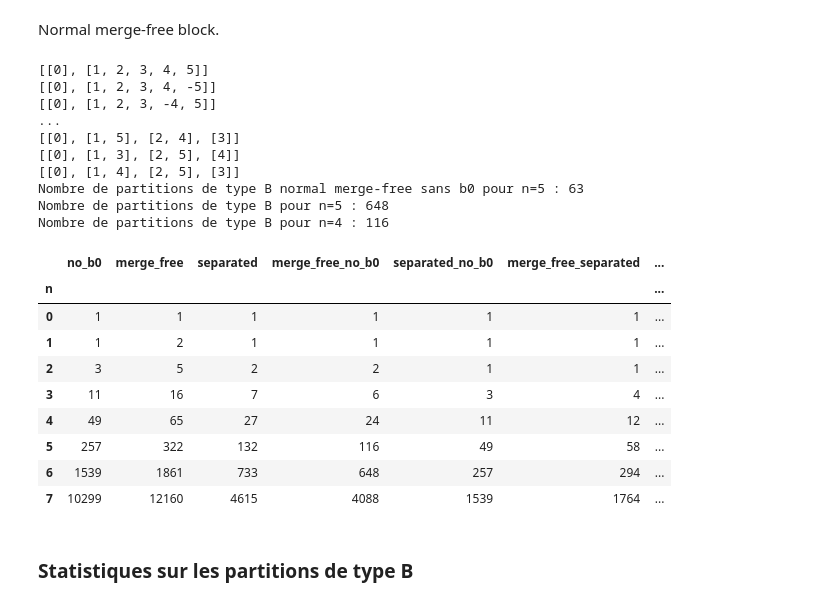
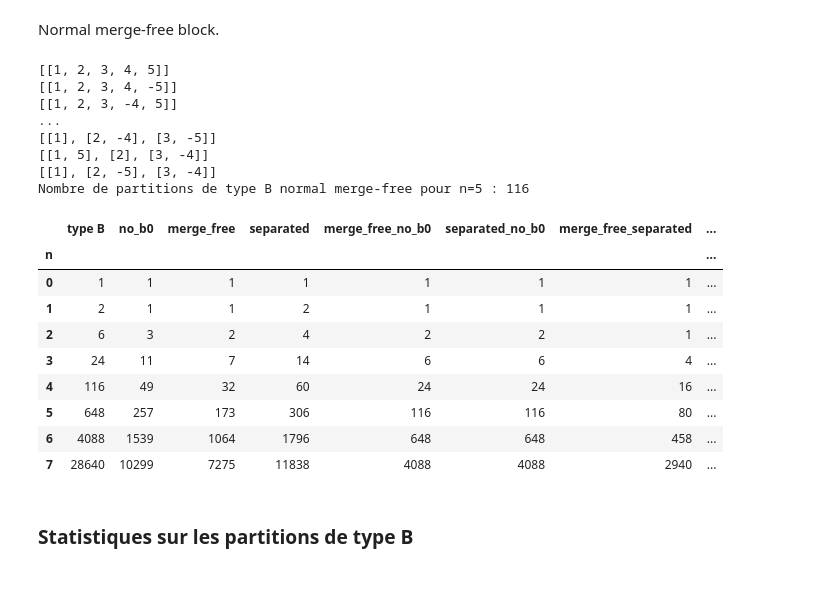
Before and after one commit to Romain-Gerard/algo, a Jupyter notebook: combinatoire_bases.ipynb, the cells around one changed output. Saved outputs shown, nothing was run; the diff lists cells and outputs as text; code cells hidden in the pictures.

```diff
--- a/combinatoire_bases.ipynb
+++ b/combinatoire_bases.ipynb
@@ -887,7 +889,7 @@ def is_merge_free(part):
     """
     Vérifie si une partition de type B est merge-free.
     """
-    for i in range(2, len(part)):
+    for i in range(1, len(part)):
         # Vérifier si le maximum du bloc i-1 est inférieur au minimum du bloc i en valeur absolue
         if abs(part[i-1][-1]) < abs(part[i][0]):
             return False
@@ -897,22 +899,21 @@ def is_merge_free(part):
 # Paramètres
 n = 5
 # Générer toutes les partitions de type A.
-E = list(range(n+1))
+E = list(range(1 ,n+1))
 parts_A = partitionne_bell(E)
 # Générer toutes les partitions de type B à partir des partitions de type A.
 parts_B = get_all_parts_B_from_A(parts_A)
 # Filtrer les partitions de type B pour ne garder que celles qui sont merge-free.
 parts_B_merge_free = [part for part in parts_B if is_merge_free(part)]
-parts_B_merge_free_no_b0 = [part for part in parts_B_merge_free if not has_zero_block(part)]
 # Afficher les résultats
-print_partitions(parts_B_merge_free_no_b0, length=n, name="partitions de type B merge-free sans b0", scope=3)
+print_partitions(parts_B_merge_free, length=n, name="partitions de type B merge-free", scope=3)
 print(f"Nombre de partitions de type B pour n={n} : {len(parts_B)}")
 
 n = n-1
 E = list(range(n+1))
 parts_A = partitionne_bell(E)
 parts_B = get_all_parts_B_from_A(parts_A)
-parts_B_merge_free_no_b0 = [part for part in parts_B if is_merge_free(part) and not has_zero_block(part)]
-print(f"Nombre de partitions de type B merge-free sans b0 pour n={n} : {len(parts_B_merge_free_no_b0)}")
+parts_B_merge_free = [part for part in parts_B if is_merge_free(part)]
+print(f"Nombre de partitions de type B merge-free n={n} : {len(parts_B_merge_free)}")
 print(f"Nombre de partitions de type B pour n={n} : {len(parts_B)}")
 # %% [output]
@@ -934,9 +935,9 @@ def is_normal_merge_free(part):
     """
     Vérifie si une partition de type B est merge-free.
     """
-    for i in range(2, len(part)):
+    for i in range(1, len(part)):
         # Vérifier si le maximum du bloc i-1 est inférieur au minimum du bloc i.
-        if part[i-1][-1] < part[i][0]:
+        if max(part[i-1]) < min(part[i]):
             return False
     return True
 
@@ -944,67 +945,66 @@ def is_normal_merge_free(part):
 # Paramètres
 n = 5
 # Générer toutes les partitions de type A.
-E = list(range(n+1))
+E = list(range(1, n+1))
 parts_A = partitionne_bell(E)
 # Générer toutes les partitions de type B à partir des partitions de type A.
 parts_B = get_all_parts_B_from_A(parts_A)
 # Filtrer les partitions de type B pour ne garder que celles qui sont normal merge-free.
-parts_B_normal_merge_free = [part for part in parts_B if is_normal_merge_free(part) and not has_zero_block(part)]
+parts_B_normal_merge_free = [part for part in parts_B if is_normal_merge_free(part)]
 # Afficher les résultats
-print_partitions(parts_B_normal_merge_free, length=n, name="partitions de type B normal merge-free sans b0", scope=3)
-print(f"Nombre de partitions de type B pour n={n} : {len(parts_B)}")
-
-n = n-1
-E = list(range(n+1))
-parts_A = partitionne_bell(E)
-parts_B = get_all_parts_B_from_A(parts_A)
-print(f"Nombre de partitions de type B pour n={n} : {len(parts_B)}")
+print_partitions(parts_B_normal_merge_free, length=n, name="partitions de type B normal merge-free", scope=3)
 # %% [output]
-[[0], [1, 2, 3, 4, 5]]
-[[0], [1, 2, 3, 4, -5]]
-[[0], [1, 2, 3, -4, 5]]
+[[1, 2, 3, 4, 5]]
+[[1, 2, 3, 4, -5]]
+[[1, 2, 3, -4, 5]]
 ...
-[[0], [1, 5], [2, 4], [3]]
-[[0], [1, 3], [2, 5], [4]]
-[[0], [1, 4], [2, 5], [3]]
-Nombre de partitions de type B normal merge-free sans b0 pour n=5 : 63
-Nombre de partitions de type B pour n=5 : 648
-Nombre de partitions de type B pour n=4 : 116
+[[1], [2, -4], [3, -5]]
+[[1, 5], [2], [3, -4]]
+[[1], [2, -5], [3, -4]]
+Nombre de partitions de type B normal merge-free pour n=5 : 116
 # %%
 # "The number of type B merging-free separated partition over n and
 # and the number of type B set partitions without zero block over n-1
 # are equal."
 
 results = []
 for n in range(8):
+
     E = list(range(n + 1))
     parts_A = partitionne_bell(E)
     parts_B = get_all_parts_B_from_A(parts_A)
 
+    D = list(range(1, n + 1))
+    parts_A = partitionne_bell(D)
+    parts_B_no_0 = get_all_parts_B_from_A(parts_A)
+
     results.append({
         'n'                              : n,
-        'no_b0'                          : sum(not has_zero_block(p) for p in parts_B),
+        "type B"                         : len(parts_B),
+        'no_b0'                          : len(parts_B_no_0),
         'merge_free'                     : sum(is_merge_free(p) for p in parts_B),
         'separated'                      : sum(is_separated(p) for p in parts_B),
-        'merge_free_no_b0'               : sum(is_merge_free(p) and not has_zero_block(p) for p in parts_B),
-        'separated_no_b0'                : sum(is_separated(p)  and not has_zero_block(p) for p in parts_B),
+        'merge_free_no_b0'               : sum(is_merge_free(p) for p in parts_B_no_0),
+        'separated_no_b0'                : sum(is_separated(p) for p in parts_B_no_0),
         'merge_free_separated'           : sum(is_merge_free(p) and is_separated(p) for p in parts_B),
-        'merge_free_separated_no_b0'     : sum(is_merge_free(p) and is_separated(p) and not has_zero_block(p) for p in parts_B)
+        'merge_free_separated_no_b0'     : sum(is_merge_free(p) and is_separated(p) for p in parts_B_no_0),
+        'strongly_separated'             : sum(is_strongly_separated(p) for p in parts_B),
+        'strongly_separated_no_b0'       : sum(is_strongly_separated(p) for p in parts_B_no_0),
     })
 
 df = pd.DataFrame(results).set_index('n')
 df
 # %% [output]
-|  | no_b0 | merge_free | separated | merge_free_no_b0 | separated_no_b0 | merge_free_separated | ... |
-| n |  |  |  |  |  |  | ... |
-| 0 | 1 | 1 | 1 | 1 | 1 | 1 | ... |
-| 1 | 1 | 2 | 1 | 1 | 1 | 1 | ... |
-| 2 | 3 | 5 | 2 | 2 | 1 | 1 | ... |
-| 3 | 11 | 16 | 7 | 6 | 3 | 4 | ... |
-| 4 | 49 | 65 | 27 | 24 | 11 | 12 | ... |
-| 5 | 257 | 322 | 132 | 116 | 49 | 58 | ... |
-| 6 | 1539 | 1861 | 733 | 648 | 257 | 294 | ... |
-| 7 | 10299 | 12160 | 4615 | 4088 | 1539 | 1764 | ... |
+|  | type B | no_b0 | merge_free | separated | merge_free_no_b0 | separated_no_b0 | merge_free_separated | ... |
+| n |  |  |  |  |  |  |  | ... |
+| 0 | 1 | 1 | 1 | 1 | 1 | 1 | 1 | ... |
+| 1 | 2 | 1 | 1 | 2 | 1 | 1 | 1 | ... |
+| 2 | 6 | 3 | 2 | 4 | 2 | 2 | 1 | ... |
+| 3 | 24 | 11 | 7 | 14 | 6 | 6 | 4 | ... |
+| 4 | 116 | 49 | 32 | 60 | 24 | 24 | 16 | ... |
+| 5 | 648 | 257 | 173 | 306 | 116 | 116 | 80 | ... |
+| 6 | 4088 | 1539 | 1064 | 1796 | 648 | 648 | 458 | ... |
+| 7 | 28640 | 10299 | 7275 | 11838 | 4088 | 4088 | 2940 | ... |
 # %% [markdown]
 ### Statistiques sur les partitions de type B
 # %% [markdown]
```
Also changed, not shown: parts of 13 cells of this notebook.
